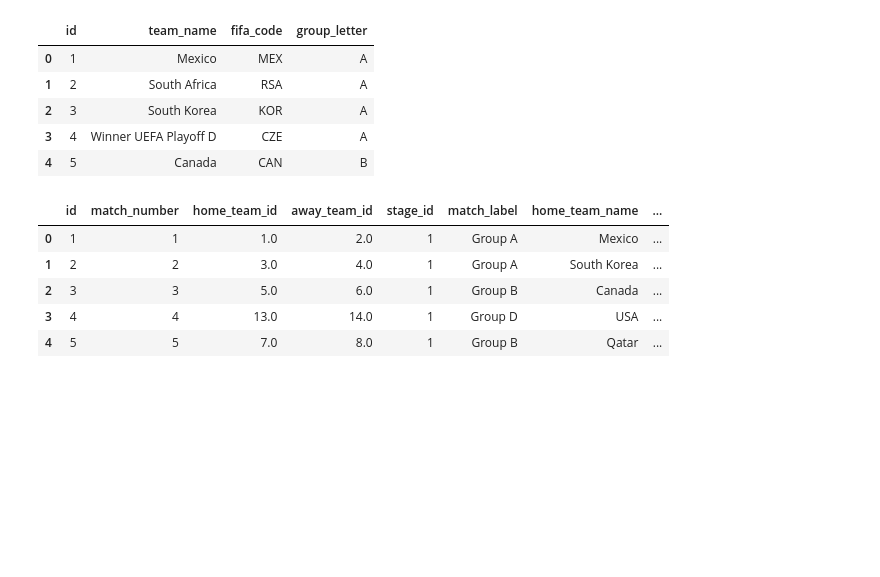
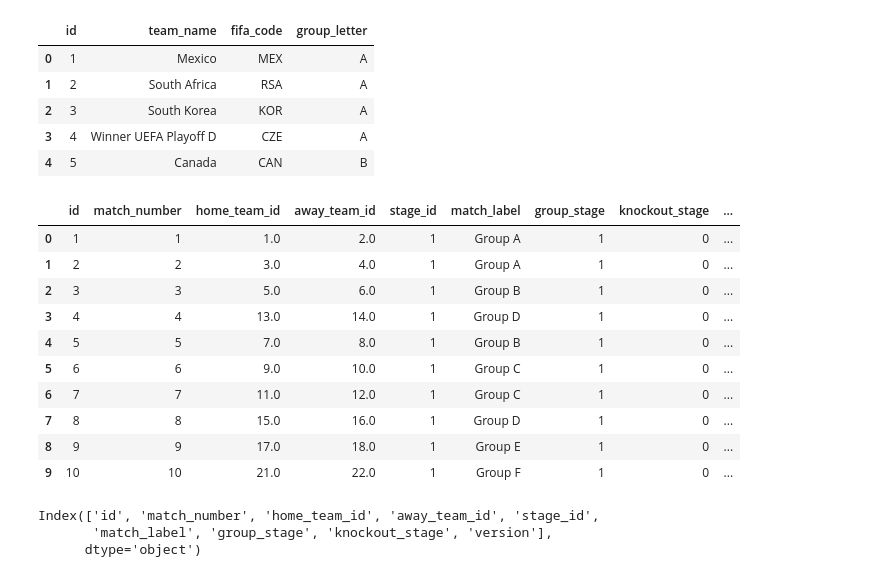
Before and after one commit to tonyinarula/World-Cup-2026-Predictive-Analysis, a Jupyter notebook: analysis.ipynb, the cells around one changed output. Saved outputs shown, nothing was run; the diff lists cells and outputs as text; code cells hidden in the pictures; blank space fills up the shorter version.

Commit message:
update matches_2026 with info for each match to match training dataset columns

```diff
--- a/analysis.ipynb
+++ b/analysis.ipynb
@@ -1164,7 +1164,9 @@ Index(['group_stage', 'knockout_stage', 'home_is_host',
       dtype='object')
 # %%
 matches_2026 = pd.read_csv('data/areezvisram12/matches.csv')[['id','match_number','home_team_id','away_team_id','stage_id','match_label']]
-#matches_2026['match_label'] = matches_2026['match_label'].str[-1:]
+matches_2026['group_stage'] = (matches_2026['stage_id'] == 1).astype(int)
+matches_2026['knockout_stage'] = (matches_2026['stage_id'] != 1).astype(int)
+matches_2026['tournament_id'] = 'WC-2026'
 # %%
 matches_2026.head()
 # %% [output]
@@ -1207,18 +1209,17 @@ teams_2026.head()
 | 3 | 4 | Winner UEFA Playoff D | CZE | A |
 | 4 | 5 | Canada | CAN | B |
 # %%
+# add FIFA codes for home and away teams
 matches_2026 = (matches_2026
                 .merge(
-                    teams_2026.rename(columns = {
-                    'team_name':'home_team_name',
+                    teams_2026[['fifa_code','id']].rename(columns = {
                     'fifa_code':'home_team_code',
                     'id':'home_team_id'
                 }),
                 on = 'home_team_id', how = 'left'
                 )
                 .merge(
-                    teams_2026.rename(columns = {
-                    'team_name':'away_team_name',
+                    teams_2026[['fifa_code','id']].rename(columns = {
                     'fifa_code':'away_team_code',
                     'id':'away_team_id'
                 }),
@@ -1226,11 +1227,22 @@ matches_2026 = (matches_2026
                 )
 )
 # %%
-matches_2026.head()
+matches_2026.head(10)
 # %% [output]
-|  | id | match_number | home_team_id | away_team_id | stage_id | match_label | home_team_name | ... |
-| 0 | 1 | 1 | 1.0 | 2.0 | 1 | Group A | Mexico | ... |
-| 1 | 2 | 2 | 3.0 | 4.0 | 1 | Group A | South Korea | ... |
-| 2 | 3 | 3 | 5.0 | 6.0 | 1 | Group B | Canada | ... |
-| 3 | 4 | 4 | 13.0 | 14.0 | 1 | Group D | USA | ... |
-| 4 | 5 | 5 | 7.0 | 8.0 | 1 | Group B | Qatar | ... |
+|  | id | match_number | home_team_id | away_team_id | stage_id | match_label | group_stage | knockout_stage | ... |
+| 0 | 1 | 1 | 1.0 | 2.0 | 1 | Group A | 1 | 0 | ... |
+| 1 | 2 | 2 | 3.0 | 4.0 | 1 | Group A | 1 | 0 | ... |
+| 2 | 3 | 3 | 5.0 | 6.0 | 1 | Group B | 1 | 0 | ... |
+| 3 | 4 | 4 | 13.0 | 14.0 | 1 | Group D | 1 | 0 | ... |
+| 4 | 5 | 5 | 7.0 | 8.0 | 1 | Group B | 1 | 0 | ... |
+| 5 | 6 | 6 | 9.0 | 10.0 | 1 | Group C | 1 | 0 | ... |
+| 6 | 7 | 7 | 11.0 | 12.0 | 1 | Group C | 1 | 0 | ... |
+| 7 | 8 | 8 | 15.0 | 16.0 | 1 | Group D | 1 | 0 | ... |
+| 8 | 9 | 9 | 17.0 | 18.0 | 1 | Group E | 1 | 0 | ... |
+| 9 | 10 | 10 | 21.0 | 22.0 | 1 | Group F | 1 | 0 | ... |
+# %%
+matches_2026.columns
+# %% [output]
+Index(['id', 'match_number', 'home_team_id', 'away_team_id', 'stage_id',
+       'match_label', 'group_stage', 'knockout_stage', 'version'],
+      dtype='object')
```
Also changed, not shown: parts of 7 cells of this notebook, 1 other file.
